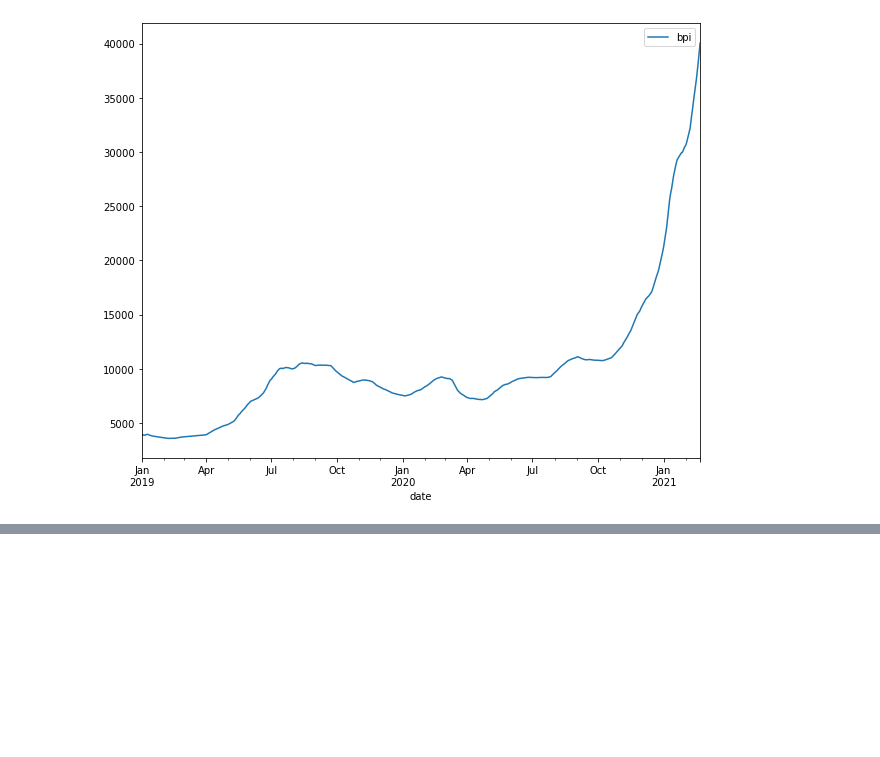
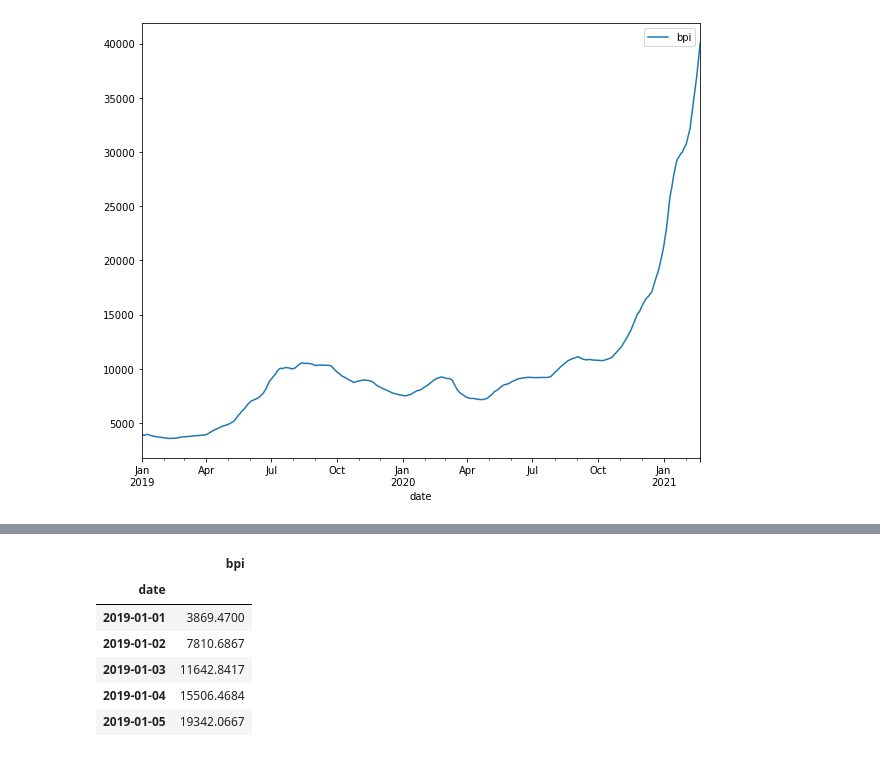
Before and after one commit to prudhvinathreddymalla/Time-Series-Analysis, a Jupyter notebook: Python functions for time series modeling and analysis on present bitcoin data.ipynb, the cells around one changed output, grey strips where cells are left out. Cells and saved outputs as stored; diff of their text form; code cells hidden in the pictures; blank space fills up the shorter version.

```diff
--- a/Python functions for time series modeling and analysis on present bitcoin data.ipynb
+++ b/Python functions for time series modeling and analysis on present bitcoin data.ipynb
@@ -142,0 +185,10 @@ data.ewm(span = 50).mean().plot()
+# %%
+data[:5].cumsum()
+# %% [output]
+|  | bpi |
+| date |  |
+| 2019-01-01 | 3869.4700 |
+| 2019-01-02 | 7810.6867 |
+| 2019-01-03 | 11642.8417 |
+| 2019-01-04 | 15506.4684 |
+| 2019-01-05 | 19342.0667 |
```
Also changed, not shown: parts of 7 cells of this notebook, 1 other file.
